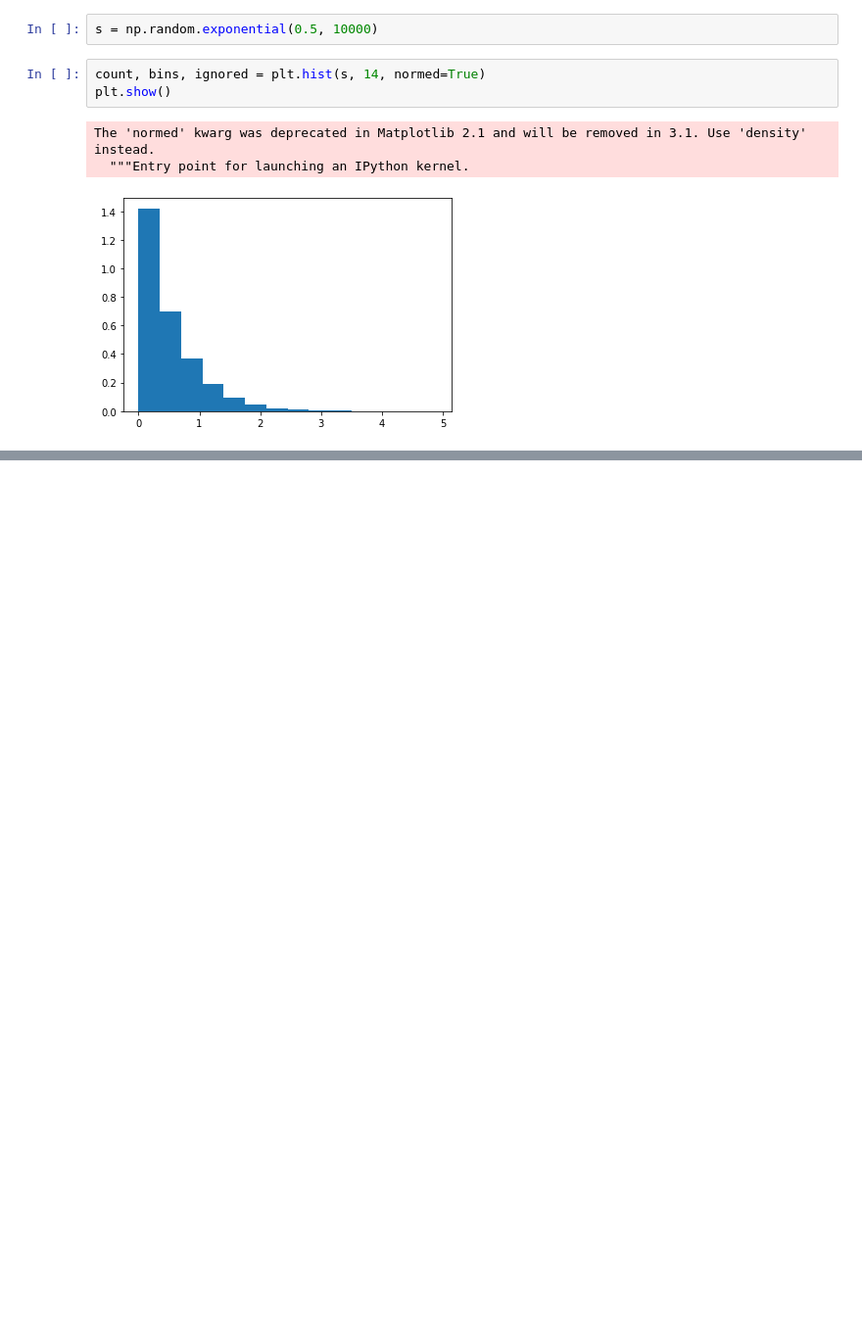
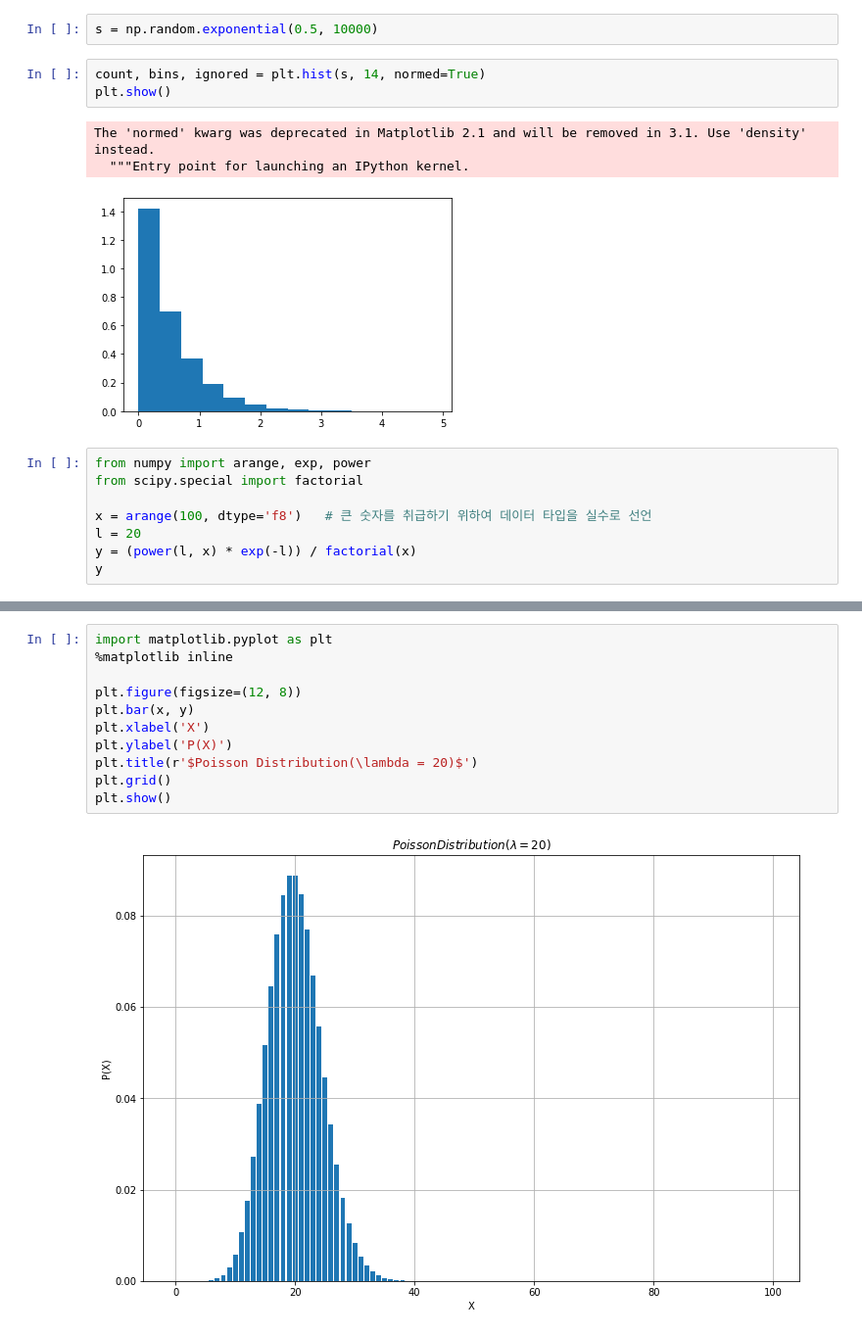
Before and after one commit to xddongx/flexink, a Jupyter notebook: Untitled.ipynb, the cells around one changed output, grey strips where cells are left out. Shown at 98% size. Drawn from its saved outputs; the diff is of its cells as text; blank space fills up the shorter version.

```diff
--- a/Untitled.ipynb
+++ b/Untitled.ipynb
@@ -620,3 +620,11 @@ plt.show()
 The 'normed' kwarg was deprecated in Matplotlib 2.1 and will be removed in 3.1. Use 'density' instead.
   """Entry point for launching an IPython kernel.
 [figure]
+# %%
+from numpy import arange, exp, power
+from scipy.special import factorial
+
+x = arange(100, dtype='f8')   # 큰 숫자를 취급하기 위하여 데이터 타입을 실수로 선언
+l = 20
+y = (power(l, x) * exp(-l)) / factorial(x)
+y
@@ -622,0 +649,13 @@ The 'normed' kwarg was deprecated in Matplotlib 2.1 and will be removed in 3.1.
+# %%
+import matplotlib.pyplot as plt
+%matplotlib inline
+
+plt.figure(figsize=(12, 8))
+plt.bar(x, y)
+plt.xlabel('X')
+plt.ylabel('P(X)')
+plt.title(r'$Poisson Distribution(\lambda = 20)$')
+plt.grid()
+plt.show()
+# %% [output]
+[figure, added]
```
Also changed, not shown: parts of 5 cells of this notebook, 2 other files.
